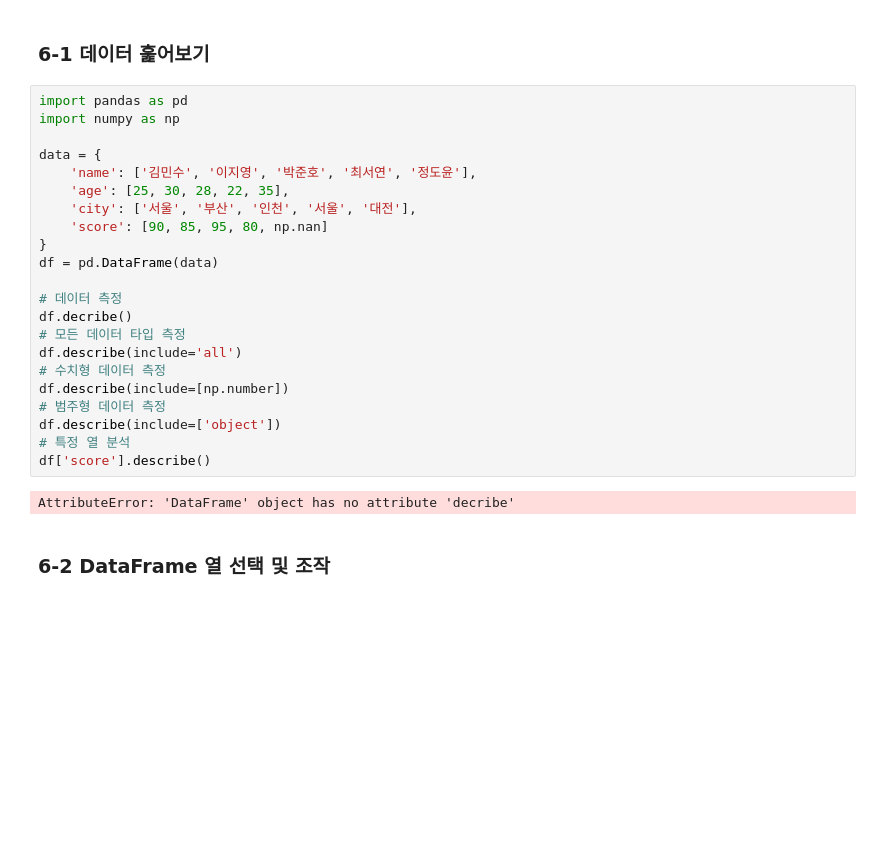
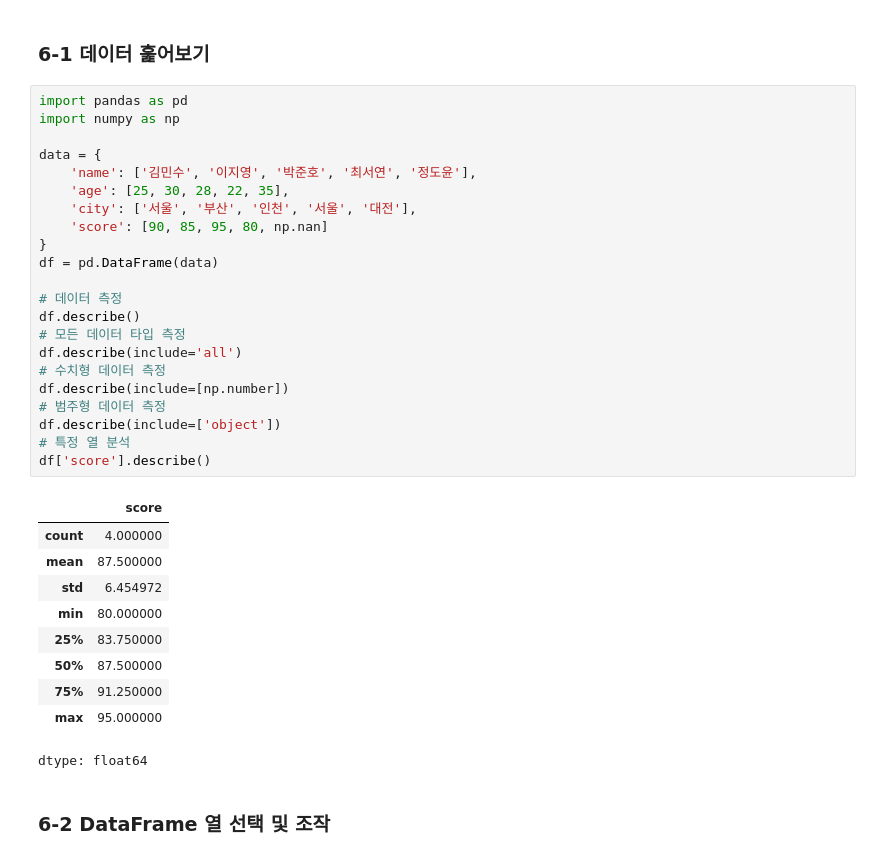
Before and after one commit to junshikpark/Data-Analysis-with-Open-Source, a Jupyter notebook: 오픈소스_데이터_분석_6강.ipynb, the cells around one changed output. Cells and saved outputs as stored; diff of their text form; blank space fills up the shorter version.

```diff
--- a/오픈소스_데이터_분석_6강.ipynb
+++ b/오픈소스_데이터_분석_6강.ipynb
@@ -7,27 +7,36 @@
 # %%
 import pandas as pd
 import numpy as np
 
 data = {
     'name': ['김민수', '이지영', '박준호', '최서연', '정도윤'],
     'age': [25, 30, 28, 22, 35],
     'city': ['서울', '부산', '인천', '서울', '대전'],
     'score': [90, 85, 95, 80, np.nan]
 }
 df = pd.DataFrame(data)
 
 # 데이터 측정
-df.decribe()
+df.describe()
 # 모든 데이터 타입 측정
 df.describe(include='all')
 # 수치형 데이터 측정
 df.describe(include=[np.number])
 # 범주형 데이터 측정
 df.describe(include=['object'])
 # 특정 열 분석
 df['score'].describe()
 # %% [output]
+|  | score |
+| count | 4.000000 |
+| mean | 87.500000 |
+| std | 6.454972 |
+| min | 80.000000 |
+| 25% | 83.750000 |
+| 50% | 87.500000 |
+| 75% | 91.250000 |
+| max | 95.000000 |
-AttributeError: 'DataFrame' object has no attribute 'decribe'
+dtype: float64
 # %% [markdown]
 ### 6-2 DataFrame 열 선택 및 **조작**
 # %%
```
Also changed, not shown: parts of 7 cells of this notebook.
